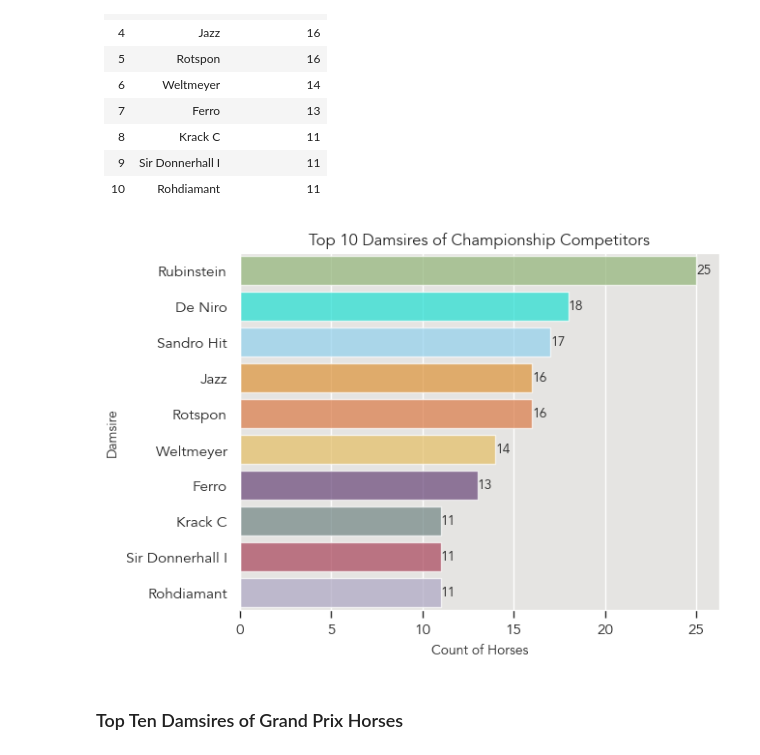
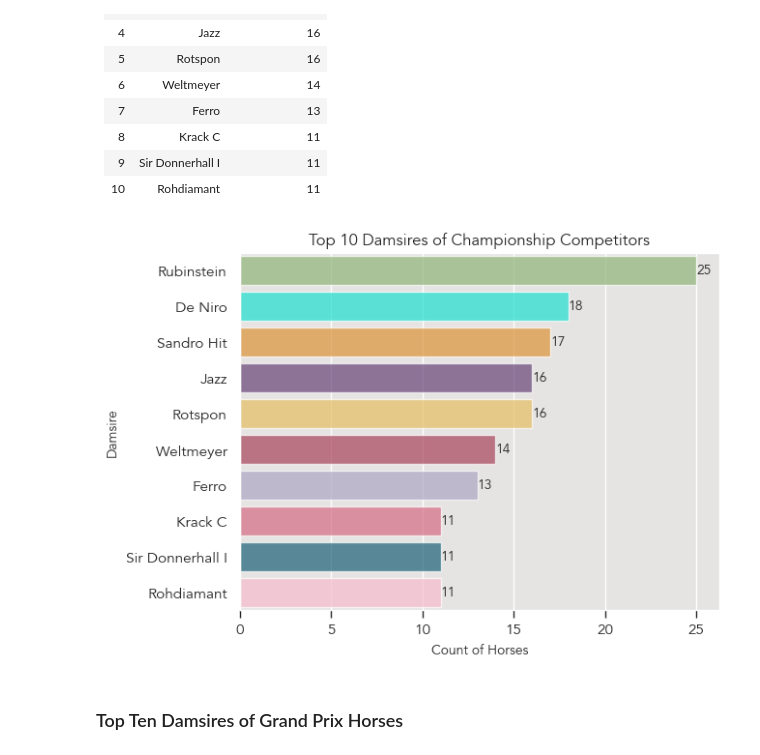
Before and after one commit to siobyrne/young-dressage-horse-program-analysis, a Jupyter notebook: younghorse.ipynb, the cells around one changed output. Drawn from its saved outputs; the diff is of its cells as text; code cells hidden in the pictures.

```diff
--- a/younghorse.ipynb
+++ b/younghorse.ipynb
@@ -15,14 +15,10 @@ import seaborn as sns
 # invoke custom Matplotlib stylesheet
 plt.style.use('resources/yh-style.mpl')
 
-# set color palette for plots
+# set color palettes for plots
 color_palette = {'#ba324f', '#e75a7c', '#ffb3c8', '#f3722c', '#f8961e', '#f9c74f', '#f0ffb3', '#90be6d', '#25a18b', '#0d6a87', '#83D7FC', '#aaa1c8', '#6b3c80', '#00ffee', '#6d8886'}
 
-# set title font options
-titles = {'size': 12, 'fontweight': 'bold'}
-
-# set label font options
-labels = {'size': 10, 'fontweight': 'bold'}
+color_palette_10 = {'#ba324f', '#ffb3c8','#e75a7c', '#f8961e', '#f9c74f', '#90be6d', '#0d6a87', '#aaa1c8', '#6b3c80', '#00ffee'}
 # %% [markdown]
 ## Load Files
 The data is divided into two files, one for championship results, one for information on each participating horse.
@@ -1401,27 +1464,28 @@ top_damsires.columns = ['Damsire', 'Count of Horses']
 # %%
 # create bar chart of top 10 damsires
 
 # set options for countplot
 damsire_chart = sns.countplot(
    y = 'Damsire',
    data = horse_df,
-   palette = color_palette,
+   palette = color_palette_10,
    alpha=.7,
    order = horse_df['Damsire'].value_counts().iloc[:10].index
 )
 
 # add count of offspring to bars
 damsire_chart.bar_label(damsire_chart.containers[0])
 
 # set title, xlable, and ylabel
-plt.title('Top 10 Damsires of Championship Competitors', fontdict=titles)
-plt.xlabel('Count of Horses', fontdict=labels)
-plt.ylabel('Damsire', fontdict=labels)
+plt.title('Top 10 Damsires of Championship Competitors')
+plt.xlabel('Count of Horses')
+plt.ylabel('Damsire')
+
 # save and show figure
 plt.savefig('images/top-10-damsires.png')
 plt.show()
 # %% [output]
-[figure, old version]
+[figure, new version]
 # %% [markdown]
 ### Top Ten Damsires of Grand Prix Horses
 # %%
```
Also changed, not shown: parts of 32 cells of this notebook, 19 other files.
